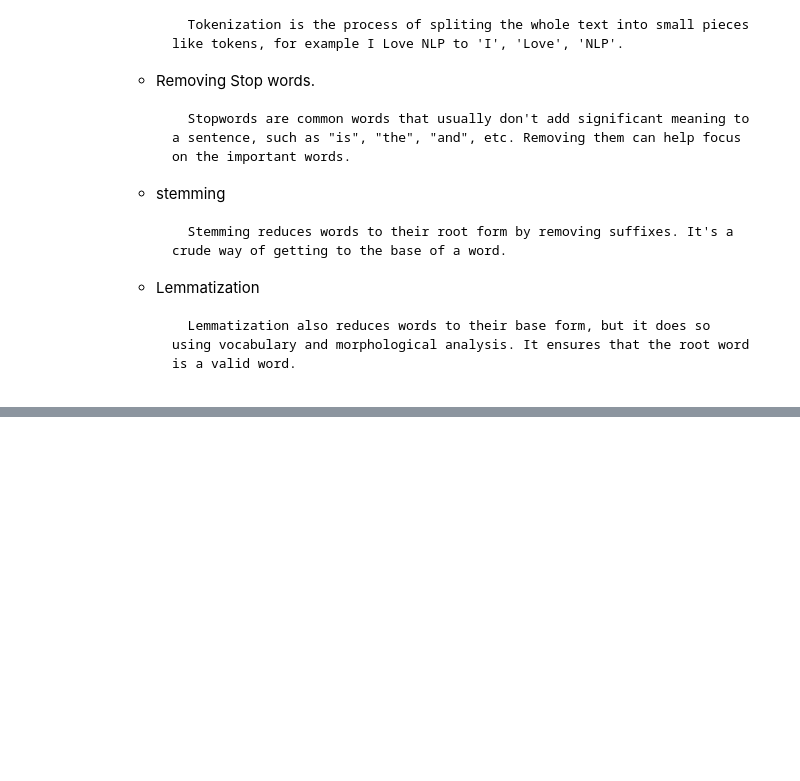
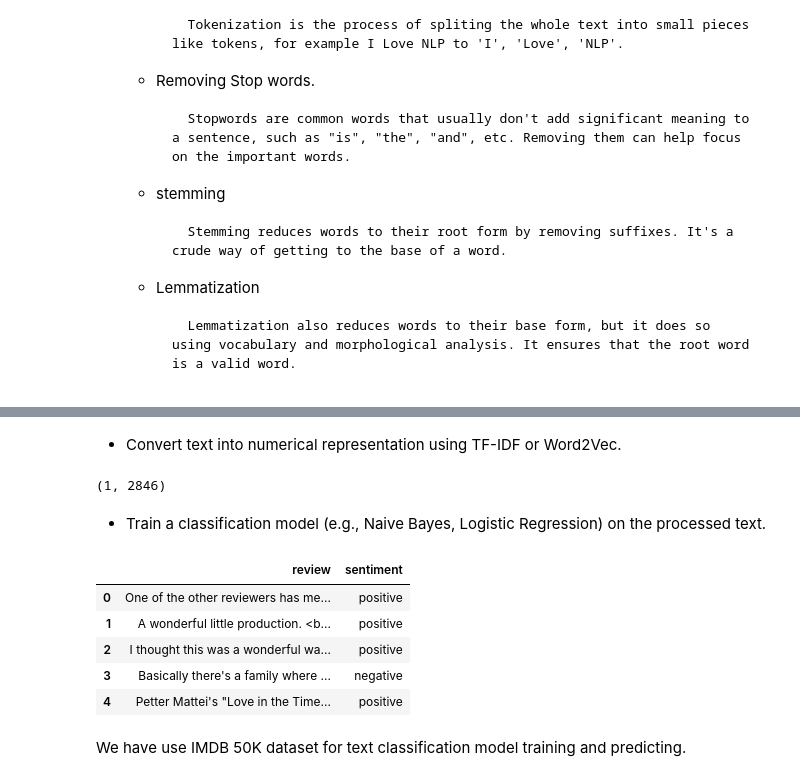
Before and after one commit to irfansajid-code/codveda_internship, a Jupyter notebook: Level 3 (Advanced)/Lev3_task_2.ipynb, the cells around one changed output, grey strips where cells are left out. Cells and saved outputs as stored; diff of their text form; code cells hidden in the pictures; blank space fills up the shorter version.

```diff
--- a/Level 3 (Advanced)/Lev3_task_2.ipynb
+++ b/Level 3 (Advanced)/Lev3_task_2.ipynb
@@ -88,0 +115,25 @@ LookupError:
+# %% [markdown]
+- Convert text into numerical representation using TF-IDF
+or Word2Vec.
+# %%
+from sklearn.feature_extraction.text import TfidfVectorizer
+vectorizer = TfidfVectorizer()
+tfidfvector_metrics = vectorizer.fit_transform([text])
+print(tfidfvector_metrics.shape)
+# %% [output]
+(1, 2846)
+# %% [markdown]
+- Train a classification model (e.g., Naive Bayes, Logistic
+Regression) on the processed text.
+# %%
+dataset = pd.read_csv("D:\codeveda_internship\Level 3 (Advanced)\IMDB Dataset.csv")
+dataset.head()
+# %% [output]
+|  | review | sentiment |
+| 0 | One of the other reviewers has me... | positive |
+| 1 | A wonderful little production. <b... | positive |
+| 2 | I thought this was a wonderful wa... | positive |
+| 3 | Basically there's a family where ... | negative |
+| 4 | Petter Mattei's "Love in the Time... | positive |
+# %% [markdown]
+We have use IMDB 50K dataset for text classification model training and predicting.
```
Also changed, not shown: parts of 20 cells of this notebook, 2 other files.
